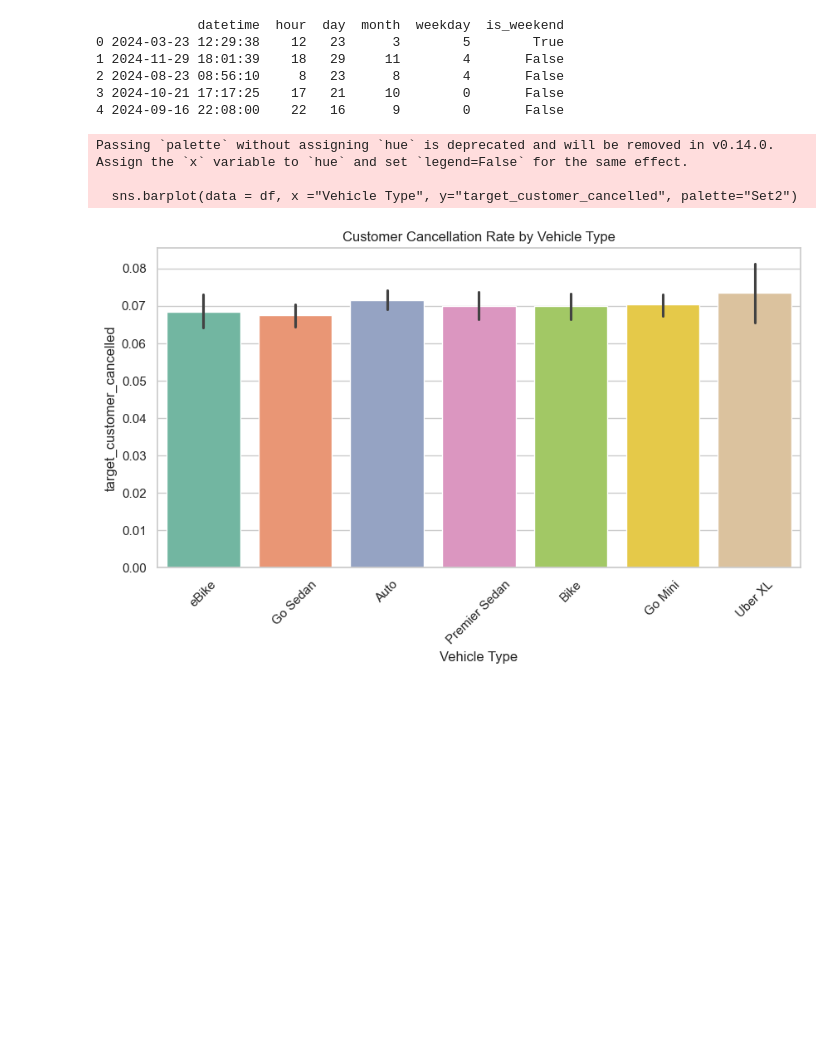
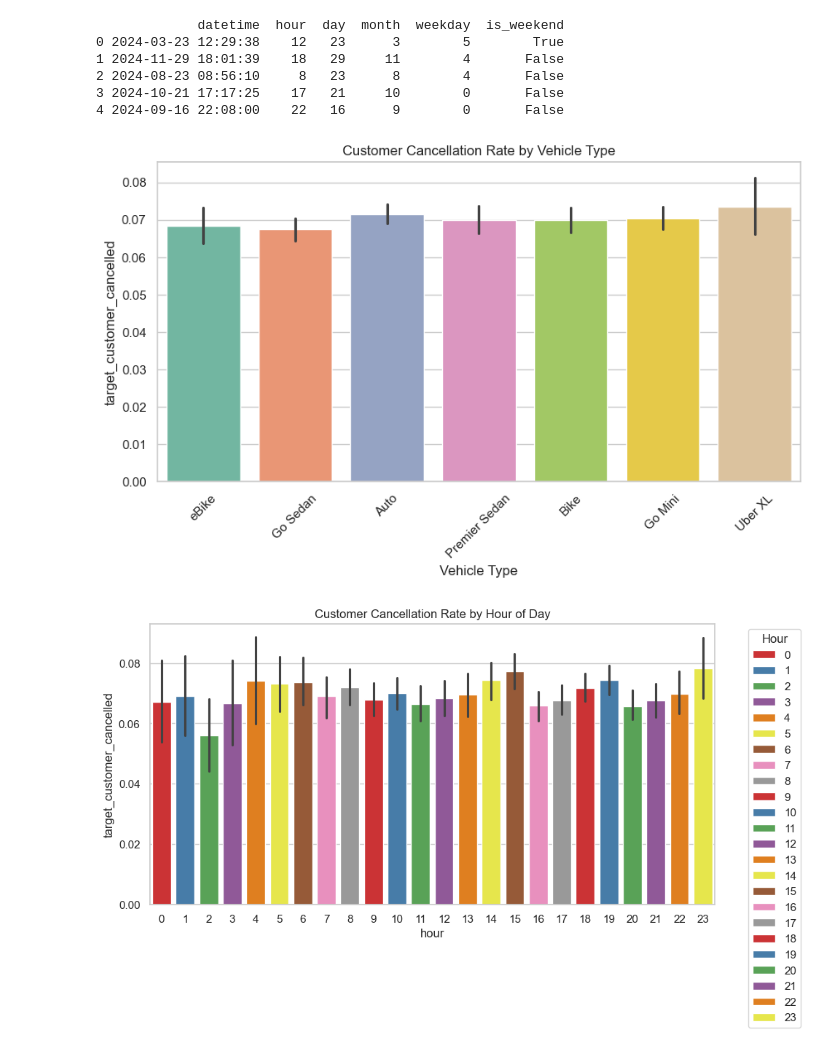
Before and after one commit to loc-ho/UberCancellationPrediction, a Jupyter notebook: Uber_Data/Uber.ipynb, the cells around one changed output. Saved outputs shown, nothing was run; the diff lists cells and outputs as text; code cells hidden in the pictures; blank space fills up the shorter version.

Commit message:
added more plots for EDA

```diff
--- a/Uber_Data/Uber.ipynb
+++ b/Uber_Data/Uber.ipynb
@@ -115,8 +115,6 @@ target_customer_cancelled
 0    0.93
 1    0.07
 Name: proportion, dtype: float64
-# %%
-df.drop(columns=['Booking ID', 'Customer ID'], errors='ignore', inplace=True)
 # %%
 df["Date"] = pd.to_datetime(df['Date'], errors = 'coerce')
 df["Time"] = pd.to_datetime(df["Time"], format = "%H:%M:%S", errors = 'coerce').dt.time
@@ -143,16 +141,32 @@ df['Avg CTAT'] = df['Avg CTAT'].fillna(df['Avg CTAT'].median())
 # %%
 import seaborn as sns
 import matplotlib.pyplot as plt
 
 sns.set(style="whitegrid")
 
 plt.figure(figsize=(10,5))
-sns.barplot(data = df, x ="Vehicle Type", y="target_customer_cancelled", palette="Set2")
+sns.barplot(data = df, x ="Vehicle Type", y="target_customer_cancelled", hue='Vehicle Type', palette ="Set2")
 plt.title("Customer Cancellation Rate by Vehicle Type")
 plt.xticks(rotation=45)
 plt.show()
+
+plt.figure(figsize=(10, 5))
+sns.barplot(data=df, x='hour', y='target_customer_cancelled', hue='hour', palette ="Set1")
+plt.legend(bbox_to_anchor=(1.05, 1), loc='upper left', title="Hour")
+plt.title("Customer Cancellation Rate by Hour of Day")
+plt.show()
+
+plt.figure(figsize=(10, 5))
+sns.barplot(data=df, x='weekday', y='target_customer_cancelled', hue='weekday', palette ="Set3")
+plt.title("Customer Cancellation Rate by Day of Week")
+plt.xticks(ticks=range(7), labels=["Mon", "Tue", "Wed", "Thu", "Fri", "Sat", "Sun"])
+plt.show()
+
+plt.figure(figsize=(10, 5))
+sns.boxplot(data=df, x='target_customer_cancelled', y='Driver Ratings')
+plt.title("Driver Ratings vs Customer Cancellation")
+plt.xticks([0, 1], ['Not Cancelled', 'Cancelled'])
+plt.show()
 # %% [output]
-Passing `palette` without assigning `hue` is deprecated and will be removed in v0.14.0. Assign the `x` variable to `hue` and set `legend=False` for the same effect.
-
-  sns.barplot(data = df, x ="Vehicle Type", y="target_customer_cancelled", palette="Set2")
 [figure]
+[figure, added]
```
Also changed, not shown: parts of 2 cells of this notebook.
